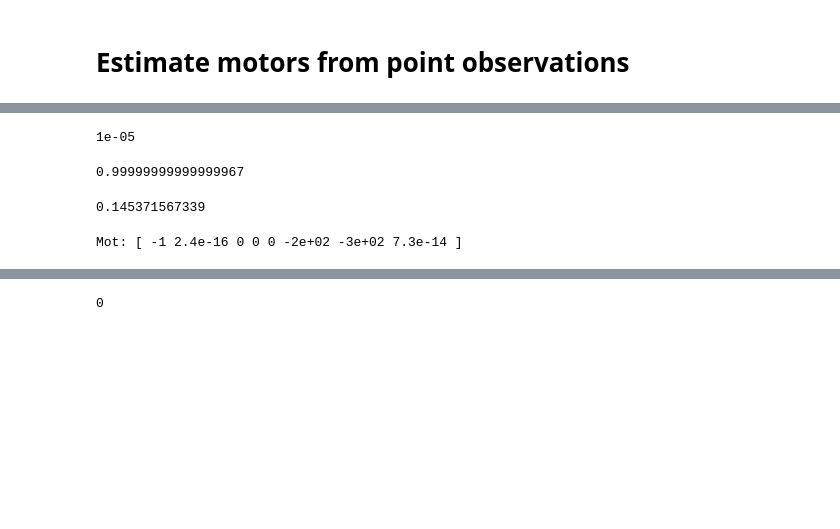
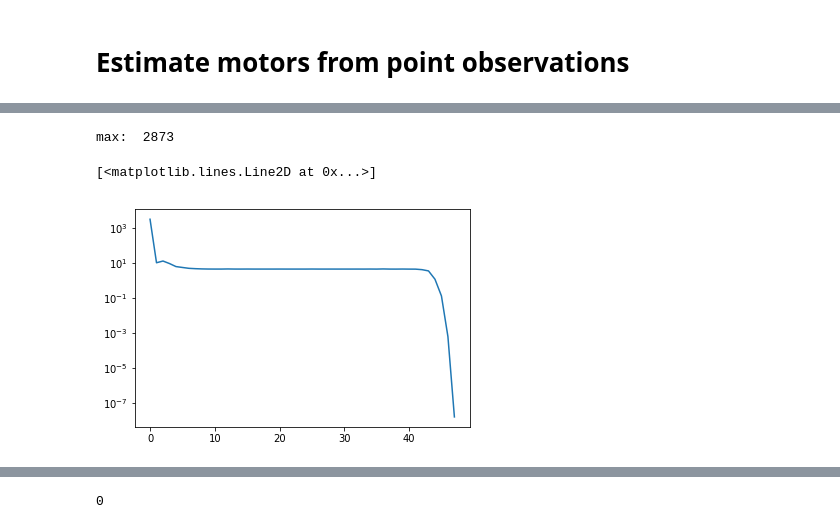
Before and after one commit to tingelst/game, a Jupyter notebook: python/Experiments-v2.ipynb, the cells around one changed output, grey strips where cells are left out. Drawn from its saved outputs; the diff is of its cells as text; code cells hidden in the pictures; blank space fills up the shorter version.

Commit message:
Costs

```diff
--- a/python/Experiments-v2.ipynb
+++ b/python/Experiments-v2.ipynb
@@ -127,8 +129,0 @@ theta = pi/2
-# %%
-1e-5
-# %% [output]
-1e-05
-# %%
-4 * np.sin(theta/2.0)**4
-# %% [output]
-0.99999999999999967
@@ -137,22 +130,12 @@ f = lambda th : (1.0 - np.cos(th/2))**2
-# %%
-motor = ((vsr.Vec(100,200,300).unit()).trs() *
-          vsr.Rot(vsr.Biv(*np.random.random(3)).unit() * (np.pi/2)))
-a = lines_a[0]
-b = a.spin(motor)
-X = ((b * a.inv()).log() * 0.5).exp()
-t = X.trs()
-if np.abs(1.0 - X[0]) > 0:
-    w = t.reject_from(X.dll().biv().unit())
-    cost = np.linalg.norm(np.array([w[0], w[1], w[2], 1.0 - X[0]]))
-else:
-    cost = np.linalg.norm(np.array([t[0], t[1], t[2], 1.0 - X[0]]))
-print(cost)
-# %% [output]
-0.145371567339
-# %%
-vsr.Dll(0,0,1,0,0,0) * vsr.Dll(0,0,1,0,0,0).spin(vsr.Vec(100,200,300).trs() * vsr.Rot(vsr.Biv(1,0,0).unit() * (pi)))
-# %% [output]
-Mot: [ -1 2.4e-16 0 0 0 -2e+02 -3e+02 7.3e-14 ]
+# %%
+costs = [pd.DataFrame(summary['iterations'])['cost'] for summary in summaries]
+iteration_counts = [len(cost) for cost in costs]
+print('max: ', np.argmax(iteration_counts))
+plt.semilogy(costs[np.argmax(iteration_counts)])
+# %% [output]
+max:  2873
+[<matplotlib.lines.Line2D at 0x...>]
+[figure, added]
 # %%
 np.array([(2.0 * np.arctan2(wrong_motor[0].rot().biv().norm(), wrong_motor[0][0]),
  wrong_motor[0].trs().norm()) for wrong_motor in wrong_motors[:] ])
```
Also changed, not shown: parts of 11 cells of this notebook.
